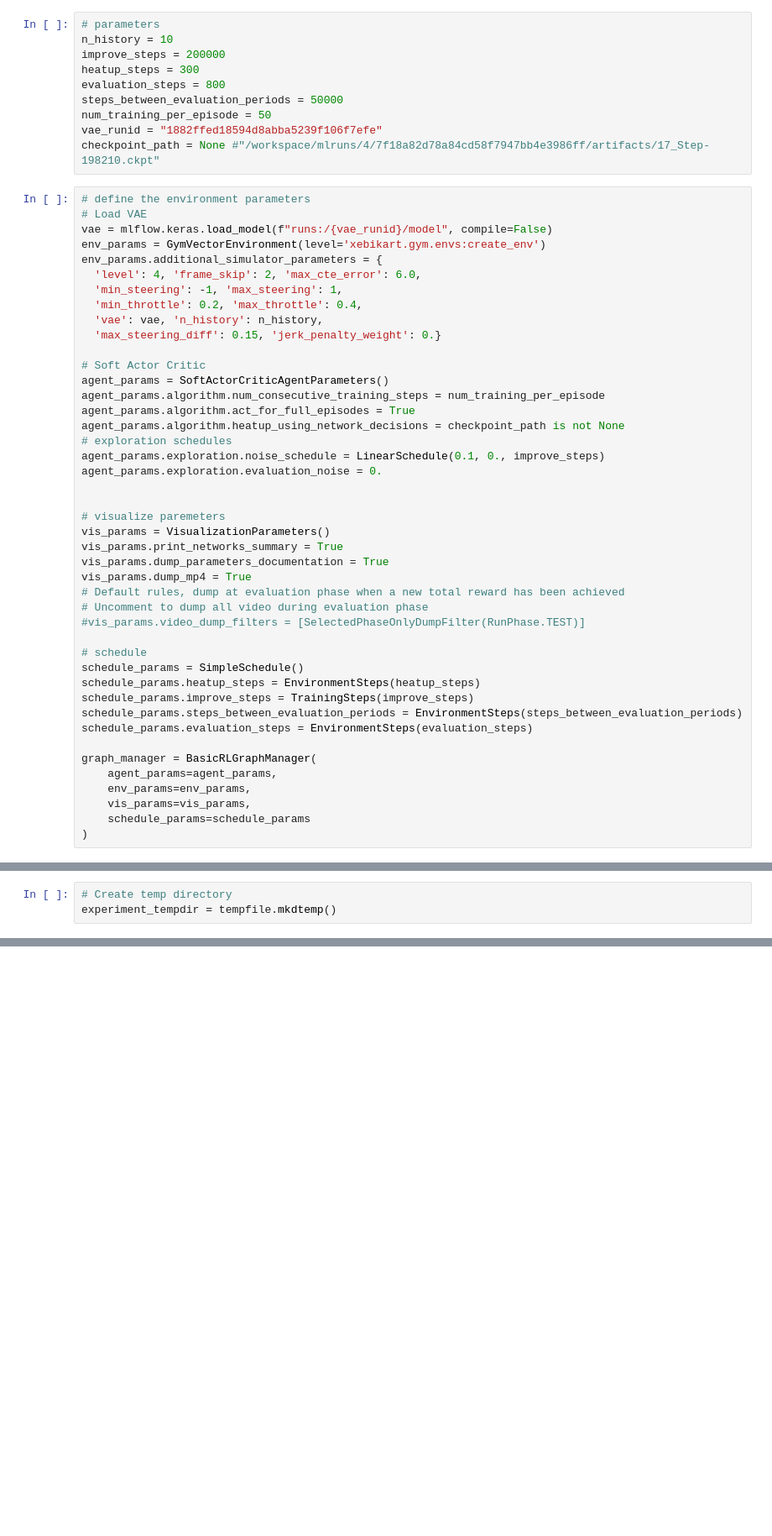
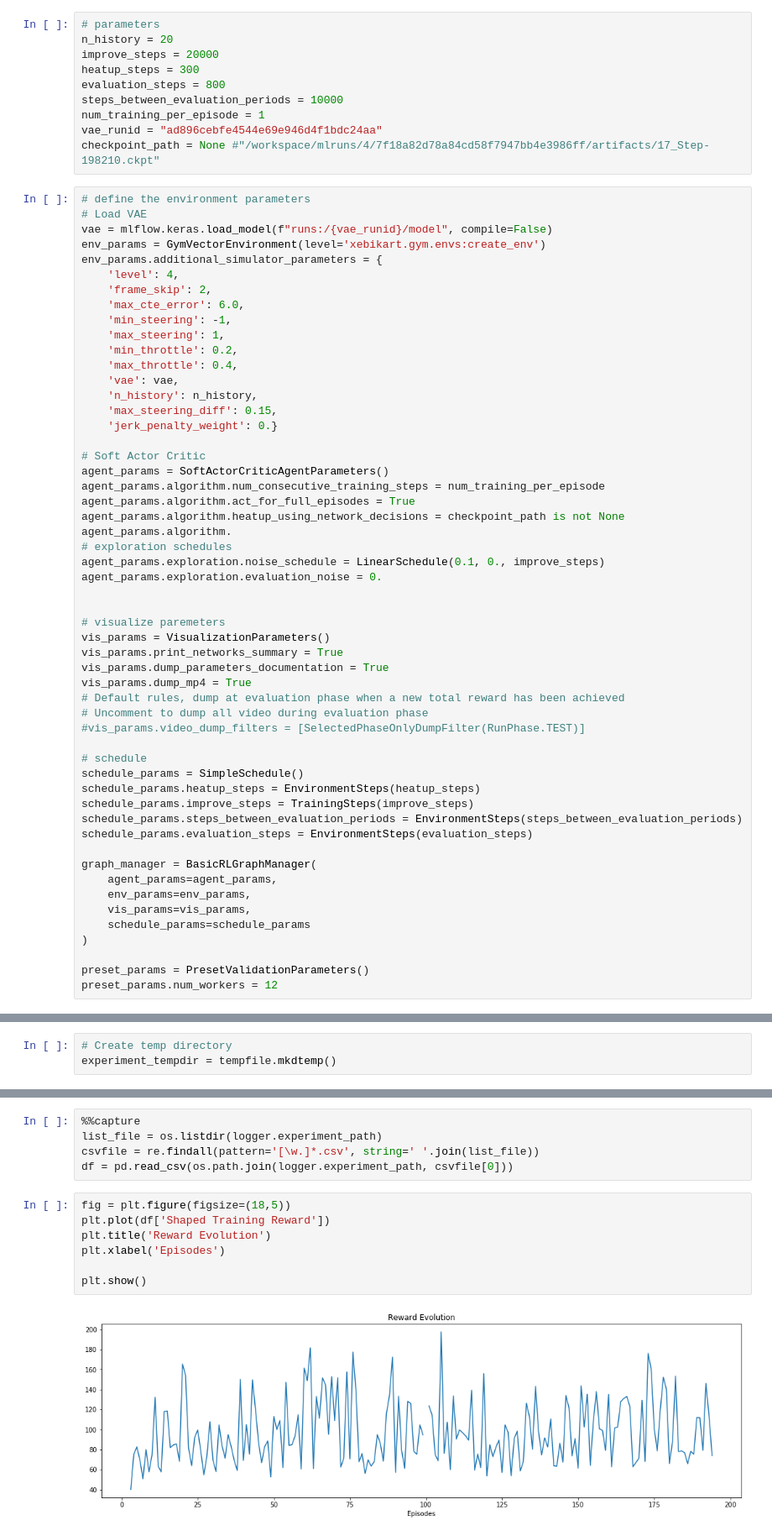
Before and after one commit to publicissapient-france/xebikart-car, a Jupyter notebook: car-ml/workspace/reinforcement_learning/soft_actor_critic.ipynb, the cells around one changed output, grey strips where cells are left out. Shown: that part at 84% size. Cells and saved outputs as stored; diff of their text form; blank space fills up the shorter version.

Commit message:
test hypertuning and add graph for reward

```diff
--- a/car-ml/workspace/reinforcement_learning/soft_actor_critic.ipynb
+++ b/car-ml/workspace/reinforcement_learning/soft_actor_critic.ipynb
@@ -32,12 +36,12 @@ from rl_coach import logger
 # %%
 # parameters
-n_history = 10
-improve_steps = 200000
+n_history = 20
+improve_steps = 20000
 heatup_steps = 300
 evaluation_steps = 800
-steps_between_evaluation_periods = 50000
-num_training_per_episode = 50
-vae_runid = "1882ffed18594d8abba5239f106f7efe"
+steps_between_evaluation_periods = 10000
+num_training_per_episode = 1
+vae_runid = "ad896cebfe4544e69e946d4f1bdc24aa"
 checkpoint_path = None #"/workspace/mlruns/4/7f18a82d78a84cd58f7947bb4e3986ff/artifacts/17_Step-198210.ckpt"
 # %%
 # define the environment parameters
@@ -45,17 +49,24 @@ checkpoint_path = None #"/workspace/mlruns/4/7f18a82d78a84cd58f7947bb4e3986ff/ar
 vae = mlflow.keras.load_model(f"runs:/{vae_runid}/model", compile=False)
 env_params = GymVectorEnvironment(level='xebikart.gym.envs:create_env')
 env_params.additional_simulator_parameters = {
-  'level': 4, 'frame_skip': 2, 'max_cte_error': 6.0,
-  'min_steering': -1, 'max_steering': 1,
-  'min_throttle': 0.2, 'max_throttle': 0.4,
-  'vae': vae, 'n_history': n_history,
-  'max_steering_diff': 0.15, 'jerk_penalty_weight': 0.}
+    'level': 4,
+    'frame_skip': 2,
+    'max_cte_error': 6.0,
+    'min_steering': -1,
+    'max_steering': 1,
+    'min_throttle': 0.2,
+    'max_throttle': 0.4,
+    'vae': vae,
+    'n_history': n_history,
+    'max_steering_diff': 0.15,
+    'jerk_penalty_weight': 0.}
 
 # Soft Actor Critic
 agent_params = SoftActorCriticAgentParameters()
 agent_params.algorithm.num_consecutive_training_steps = num_training_per_episode
 agent_params.algorithm.act_for_full_episodes = True
 agent_params.algorithm.heatup_using_network_decisions = checkpoint_path is not None
+agent_params.algorithm.
 # exploration schedules
 agent_params.exploration.noise_schedule = LinearSchedule(0.1, 0., improve_steps)
 agent_params.exploration.evaluation_noise = 0.
@@ -83,3 +94,6 @@ graph_manager = BasicRLGraphManager(
     vis_params=vis_params,
     schedule_params=schedule_params
 )
+
+preset_params = PresetValidationParameters()
+preset_params.num_workers = 12
@@ -127,0 +178,14 @@ with mlflow.start_run():
+# %%
+%%capture
+list_file = os.listdir(logger.experiment_path)
+csvfile = re.findall(pattern='[\w.]*.csv', string=' '.join(list_file))
+df = pd.read_csv(os.path.join(logger.experiment_path, csvfile[0]))
+# %%
+fig = plt.figure(figsize=(18,5))
+plt.plot(df['Shaped Training Reward'])
+plt.title('Reward Evolution')
+plt.xlabel('Episodes')
+
+plt.show()
+# %% [output]
+[figure, added]
```
Also changed, not shown: parts of 7 cells of this notebook.
